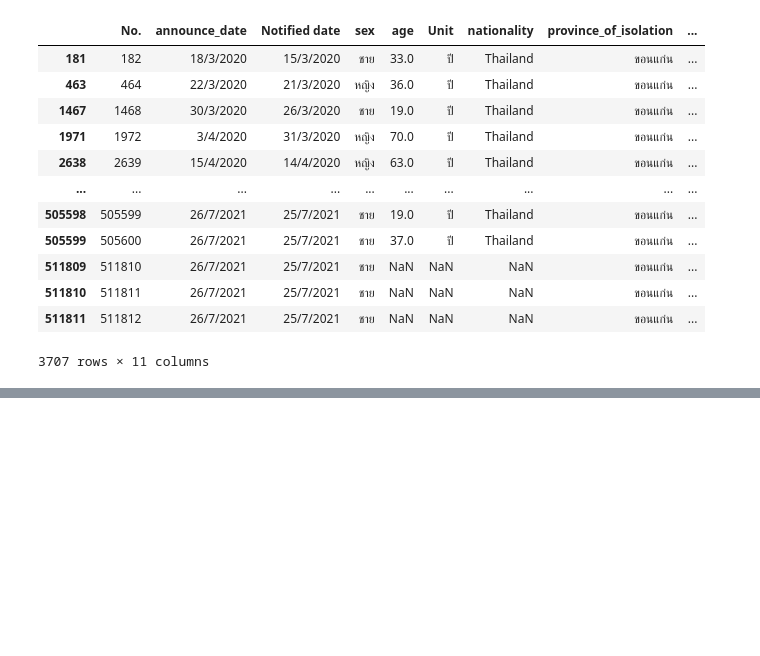
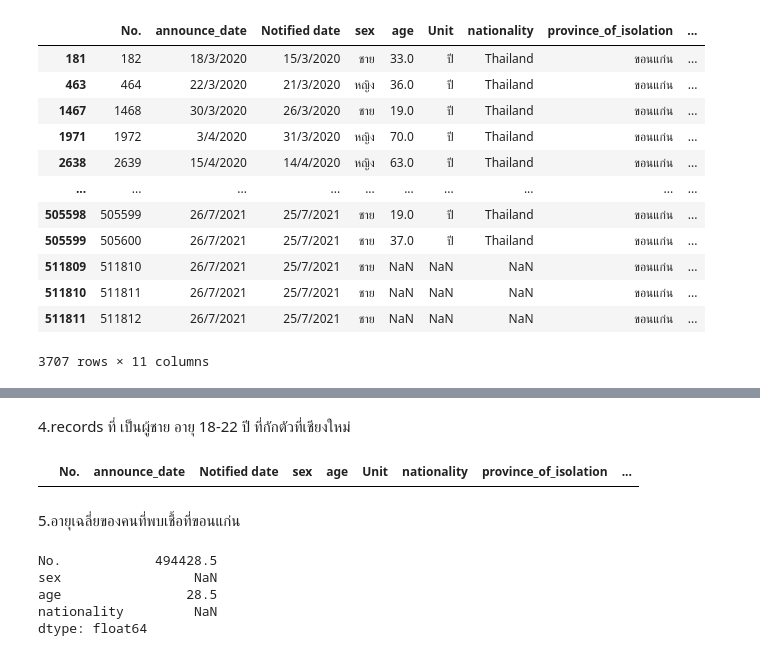
Before and after one commit to suphalaksana/DWDM21, a Jupyter notebook: Data_Preprocessing_(Chapter_3).ipynb, the cells around one changed output, grey strips where cells are left out. Cells and saved outputs as stored; diff of their text form; code cells hidden in the pictures; blank space fills up the shorter version.

```diff
--- a/Data_Preprocessing_(Chapter_3).ipynb
+++ b/Data_Preprocessing_(Chapter_3).ipynb
@@ -658,0 +697,16 @@ data_cases2[data_cases2['province_of_isolation'] == 'ขอนแก่น' ]
+# %% [markdown]
+4.records ที่ เป็นผู้ชาย อายุ 18-22 ปี ที่กักตัวที่เชียงใหม่
+# %%
+data_cases2[(data_cases2['sex']=='ชาย') & (data_cases2['province_of_isolation']=='เชียงใหม่') & (data_cases2['age']=='18-22')]
+# %% [output]
+|  | No. | announce_date | Notified date | sex | age | Unit | nationality | province_of_isolation | ... |
+# %% [markdown]
+5.อายุเฉลี่ยของคนที่พบเชื้อที่ขอนแก่น
+# %%
+data_cases2[(data_cases2['district_of_onset']=='ขอนแก่น')].mean(skipna=True)
+# %% [output]
+No.            494428.5
+sex                 NaN
+age                28.5
+nationality         NaN
+dtype: float64
```
Also changed, not shown: parts of 7 cells of this notebook.
